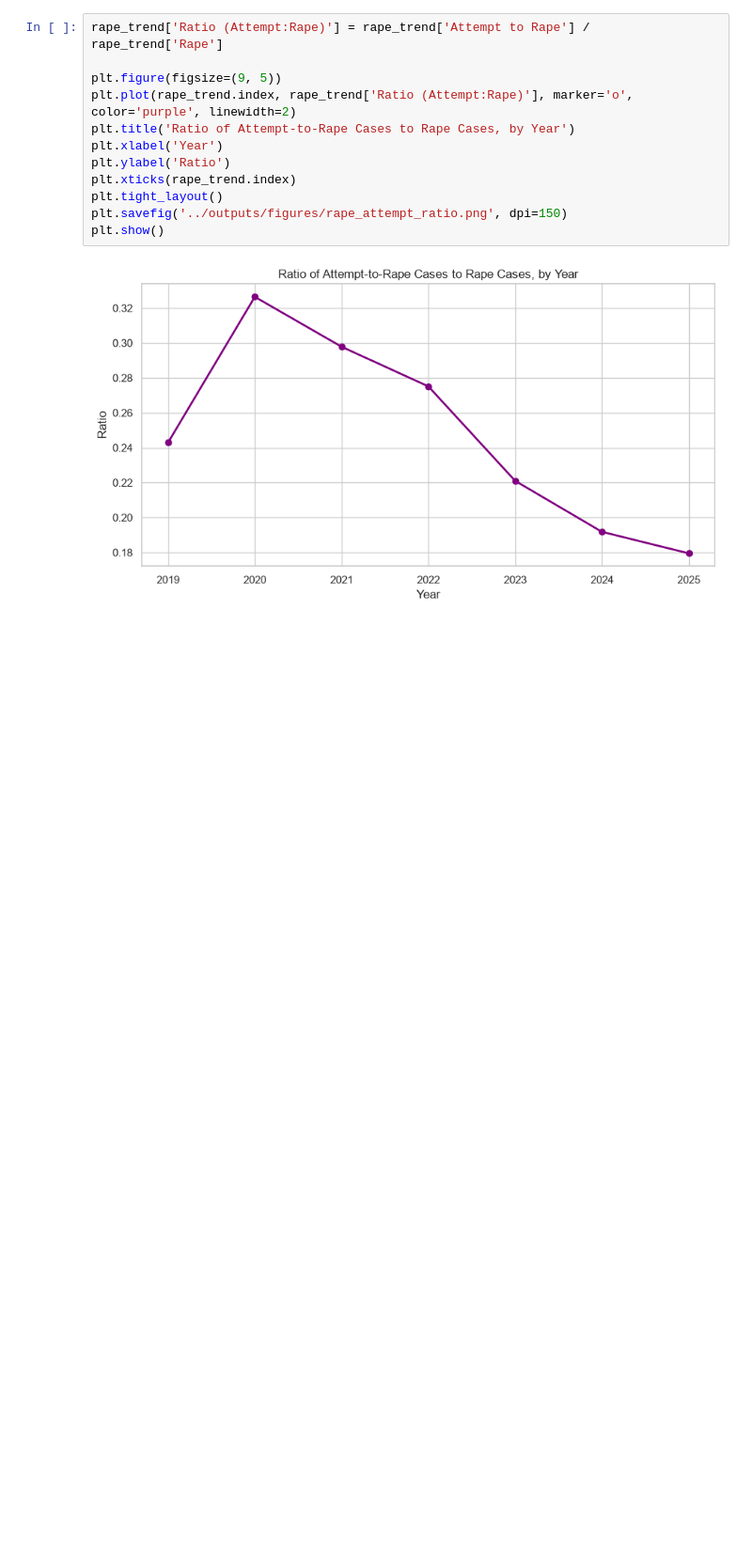
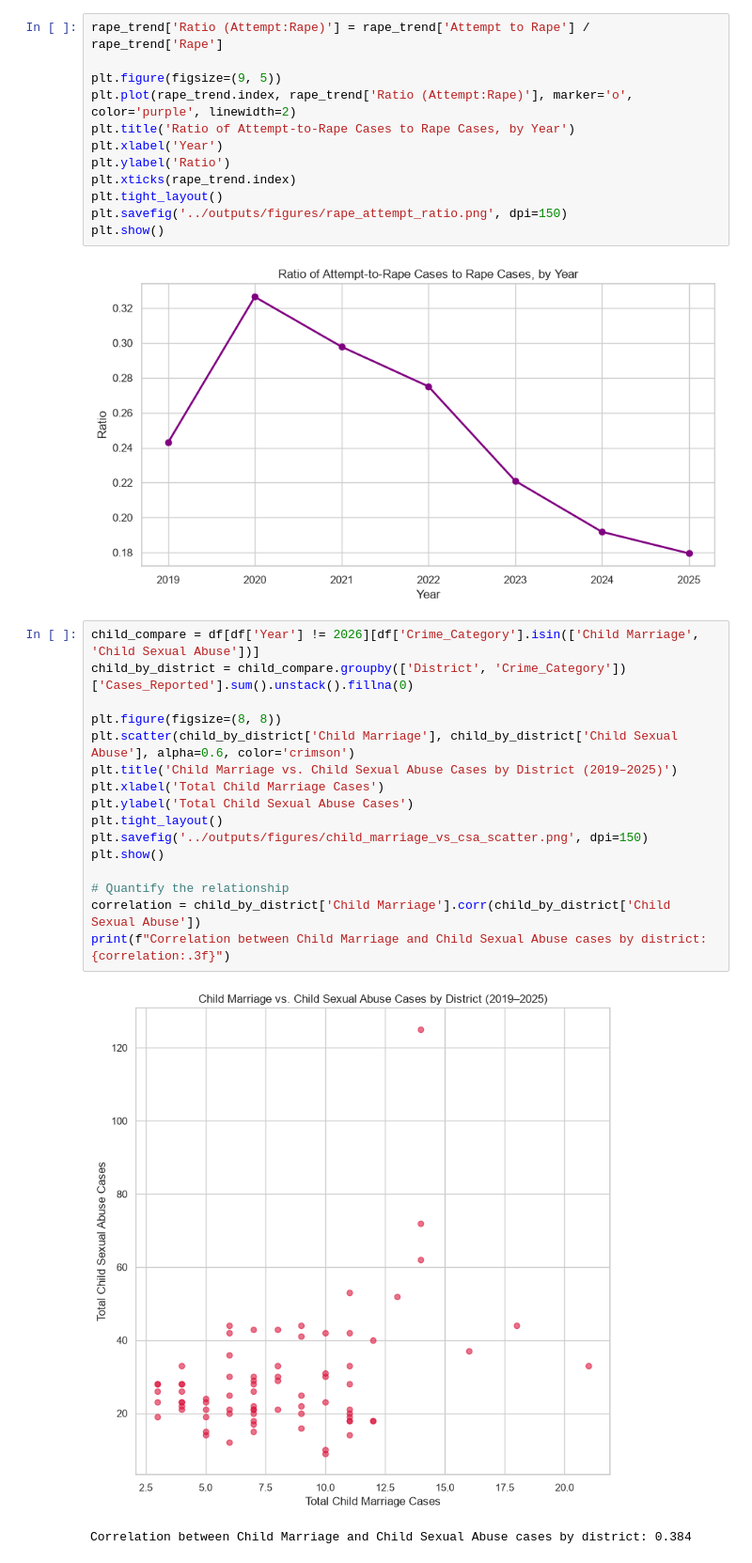
Before and after one commit to rohanpiya/gbv-nepal-eda, a Jupyter notebook: notebooks/01_gbv_nepal_eda.ipynb, the cells around one changed output. Shown at 94% size. Cells and saved outputs as stored; diff of their text form; blank space fills up the shorter version.

```diff
--- a/notebooks/01_gbv_nepal_eda.ipynb
+++ b/notebooks/01_gbv_nepal_eda.ipynb
@@ -498,3 +498,22 @@ plt.savefig('../outputs/figures/rape_attempt_ratio.png', dpi=150)
 plt.show()
 # %% [output]
 [figure]
+# %%
+child_compare = df[df['Year'] != 2026][df['Crime_Category'].isin(['Child Marriage', 'Child Sexual Abuse'])]
+child_by_district = child_compare.groupby(['District', 'Crime_Category'])['Cases_Reported'].sum().unstack().fillna(0)
+
+plt.figure(figsize=(8, 8))
+plt.scatter(child_by_district['Child Marriage'], child_by_district['Child Sexual Abuse'], alpha=0.6, color='crimson')
+plt.title('Child Marriage vs. Child Sexual Abuse Cases by District (2019–2025)')
+plt.xlabel('Total Child Marriage Cases')
+plt.ylabel('Total Child Sexual Abuse Cases')
+plt.tight_layout()
+plt.savefig('../outputs/figures/child_marriage_vs_csa_scatter.png', dpi=150)
+plt.show()
+
+# Quantify the relationship
+correlation = child_by_district['Child Marriage'].corr(child_by_district['Child Sexual Abuse'])
+print(f"Correlation between Child Marriage and Child Sexual Abuse cases by district: {correlation:.3f}")
+# %% [output]
+[figure, added]
+Correlation between Child Marriage and Child Sexual Abuse cases by district: 0.384
```
Also changed, not shown: parts of 2 cells of this notebook, 2 other files.
